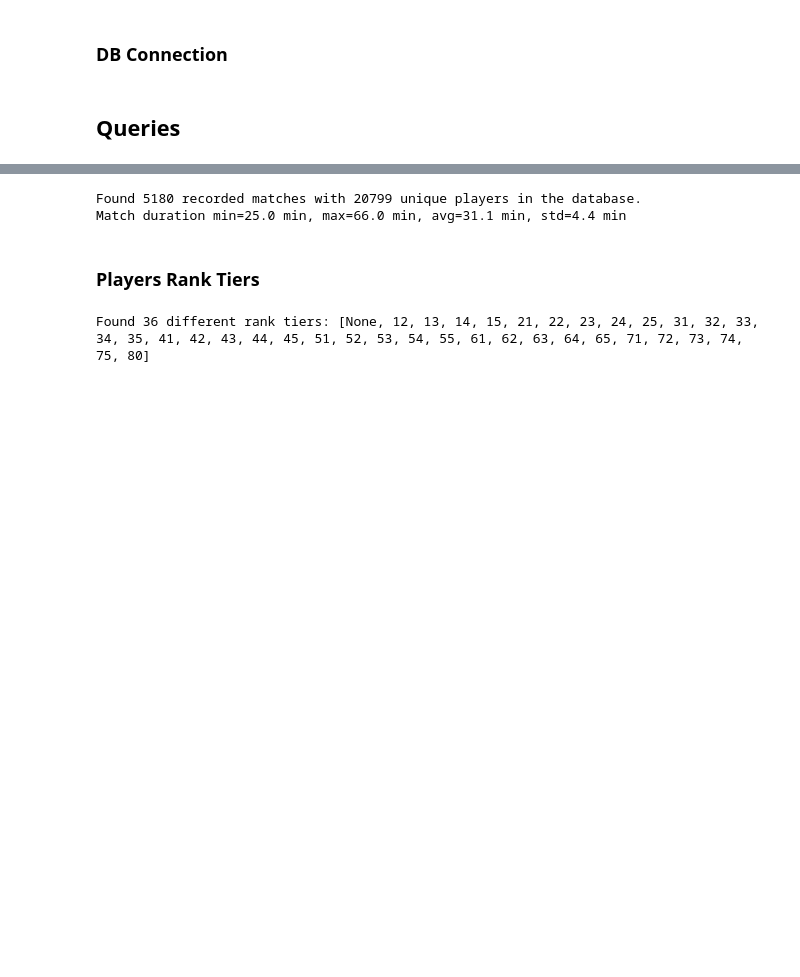
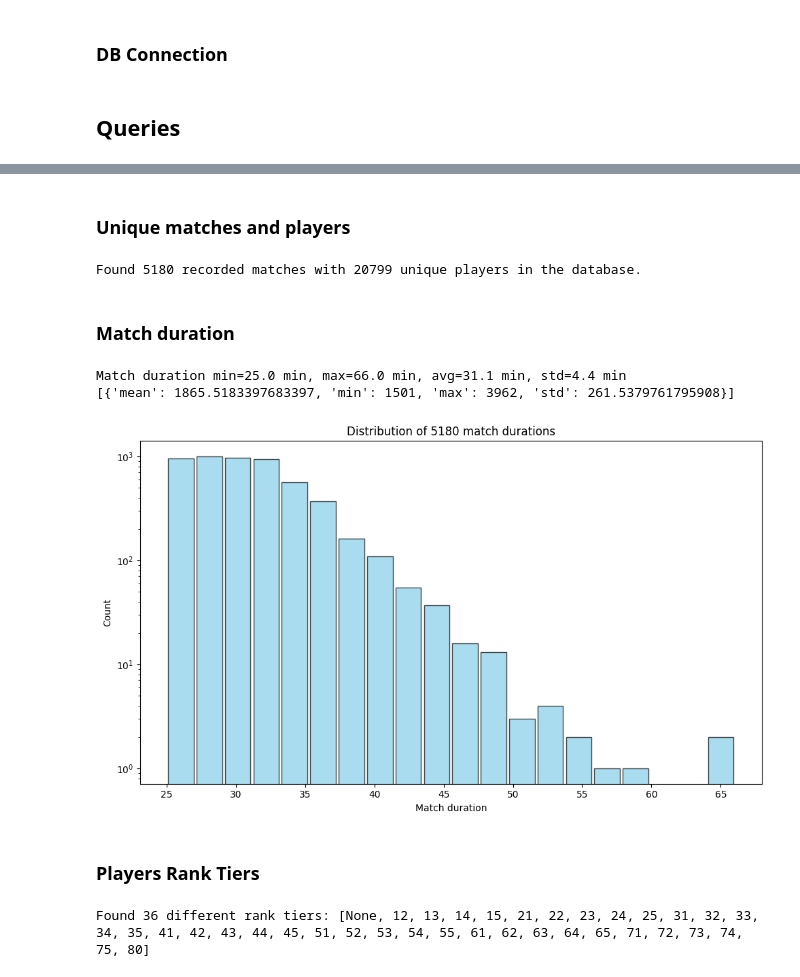
Before and after one commit to batukav/mmr-predictor, a Jupyter notebook: mongo_match_eda.ipynb, the cells around one changed output, grey strips where cells are left out. Drawn from its saved outputs; the diff is of its cells as text; code cells hidden in the pictures; blank space fills up the shorter version.

Commit message:
match histogram

```diff
--- a/mongo_match_eda.ipynb
+++ b/mongo_match_eda.ipynb
@@ -20,5 +27,12 @@ col = db.dota_game_collection
+# %% [markdown]
+### Unique matches and players
+# %%
+print(f"Found {col.count_documents({})} recorded matches with {len(col.distinct('players.account_id'))} unique players in the database.")
+# %% [output]
+Found 5180 recorded matches with 20799 unique players in the database.
+# %% [markdown]
+### Match duration
 # %%
-print(f"Found {col.count_documents({})} recorded matches with {len(col.distinct('players.account_id'))} unique players in the database.")
 
 # Aggregation pipeline
 pipeline = [
@@ -66,8 +80,40 @@ result = list(col.aggregate(pipeline))
 if result:
     print(f"Match duration min={result[0]['min']/60:.1f} min, max={result[0]['max']/60:.1f} min, avg={result[0]['mean']/60:.1f} min, std={result[0]['std']/60:.1f} min")
 # %% [output]
-Found 5180 recorded matches with 20799 unique players in the database.
 Match duration min=25.0 min, max=66.0 min, avg=31.1 min, std=4.4 min
+[{'mean': 1865.5183397683397, 'min': 1501, 'max': 3962, 'std': 261.5379761795908}]
+# %%
+# Aggregation pipeline
+pipeline = [
+    {
+        "$group": {
+            "_id": None,
+            "durations": { "$push": "$duration" }  # Collect all durations for calc
+        }
+    }
+]
+
+
+# Execute the aggregation pipeline
+result = list(col.aggregate(pipeline))
+t_min = np.array(result[0]["durations"]) / 60
+
+# Create the histogram
+plt.figure(figsize=(10, 6))
+
+# Plot histogram
+counts, _, patches = plt.hist(t_min, bins=20, edgecolor='black', color='skyblue', alpha=0.7, rwidth=0.9, log=True)
+
+# Labeling x and y axis, and title
+plt.xlabel('Match duration')
+plt.ylabel('Count',)
+plt.title(f'Distribution of {len(t_min)} match durations')
+
+# Show the plot
+plt.tight_layout()
+plt.show()
+# %% [output]
+[figure, added]
 # %% [markdown]
 ### Players Rank Tiers
 # %%
```
Also changed, not shown: parts of 3 cells of this notebook.
